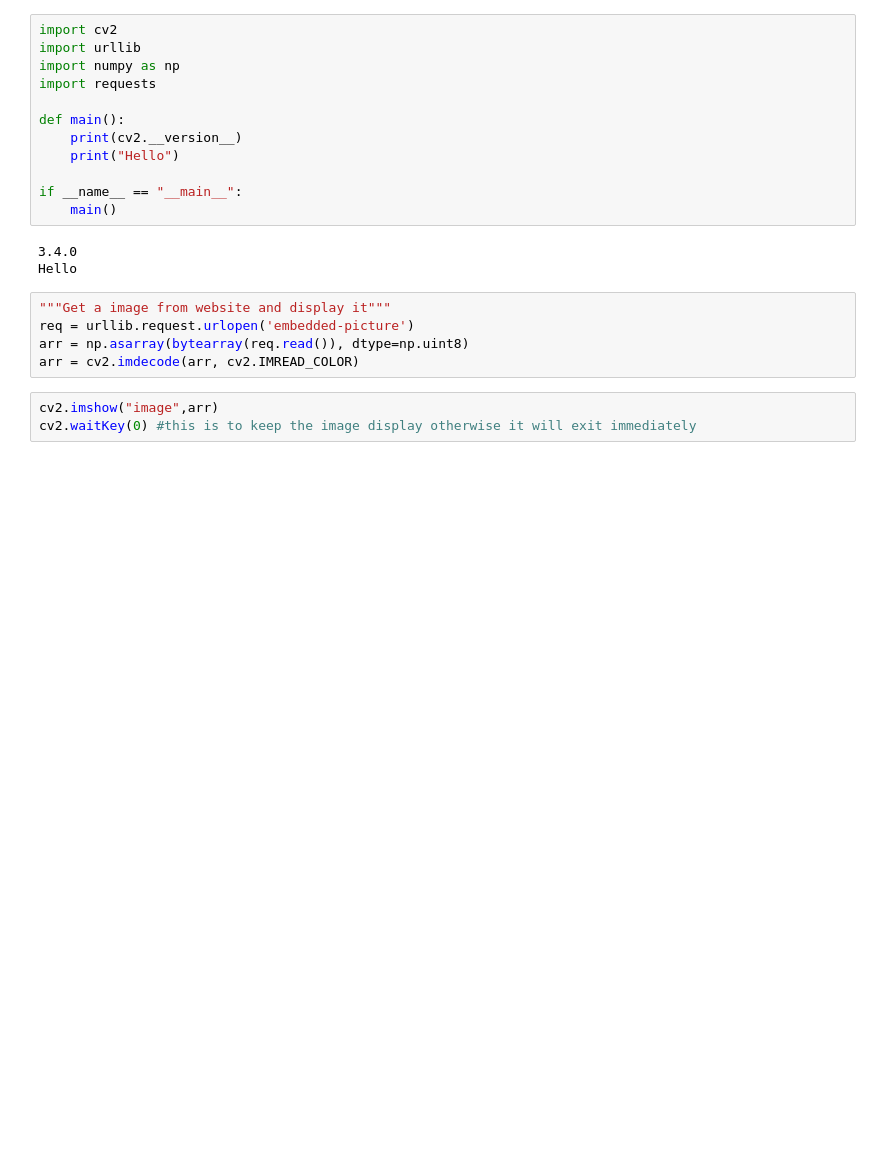
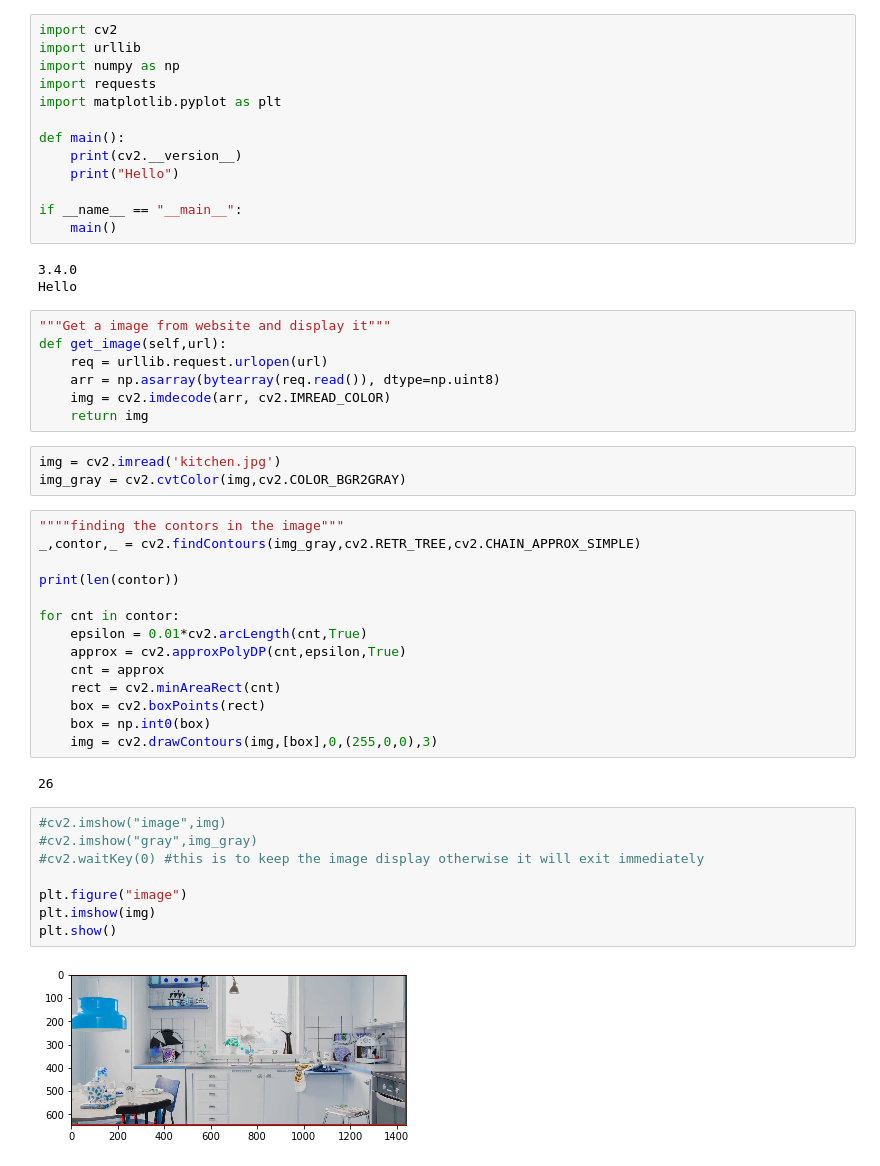
Before and after one commit to HackerLion123/Machine-Learning, a Jupyter notebook: openCV.ipynb, the cells around one changed output. Cells and saved outputs as stored; diff of their text form; blank space fills up the shorter version.

```diff
--- a/openCV.ipynb
+++ b/openCV.ipynb
@@ -3,6 +3,7 @@ import cv2
 import urllib
 import numpy as np
 import requests
+import matplotlib.pyplot as plt
 
 def main():
     print(cv2.__version__)
@@ -15,9 +16,37 @@ if __name__ == "__main__":
 Hello
 # %%
 """Get a image from website and display it"""
-req = urllib.request.urlopen('embedded-picture')
-arr = np.asarray(bytearray(req.read()), dtype=np.uint8)
-arr = cv2.imdecode(arr, cv2.IMREAD_COLOR)
+def get_image(self,url):
+    req = urllib.request.urlopen(url)
+    arr = np.asarray(bytearray(req.read()), dtype=np.uint8)
+    img = cv2.imdecode(arr, cv2.IMREAD_COLOR)
+    return img
+# %%
+img = cv2.imread('kitchen.jpg')
+img_gray = cv2.cvtColor(img,cv2.COLOR_BGR2GRAY)
+# %%
+""""finding the contors in the image"""
+_,contor,_ = cv2.findContours(img_gray,cv2.RETR_TREE,cv2.CHAIN_APPROX_SIMPLE)
+
+print(len(contor))
+
+for cnt in contor:
+    epsilon = 0.01*cv2.arcLength(cnt,True)
+    approx = cv2.approxPolyDP(cnt,epsilon,True)
+    cnt = approx
+    rect = cv2.minAreaRect(cnt)
+    box = cv2.boxPoints(rect)
+    box = np.int0(box)
+    img = cv2.drawContours(img,[box],0,(255,0,0),3)
+# %% [output]
+26
 # %%
-cv2.imshow("image",arr)
-cv2.waitKey(0) #this is to keep the image display otherwise it will exit immediately
+#cv2.imshow("image",img)
+#cv2.imshow("gray",img_gray)
+#cv2.waitKey(0) #this is to keep the image display otherwise it will exit immediately
+
+plt.figure("image")
+plt.imshow(img)
+plt.show()
+# %% [output]
+[figure, added]
```
Also changed, not shown: parts of 1 cell of this notebook, 2 other files.
